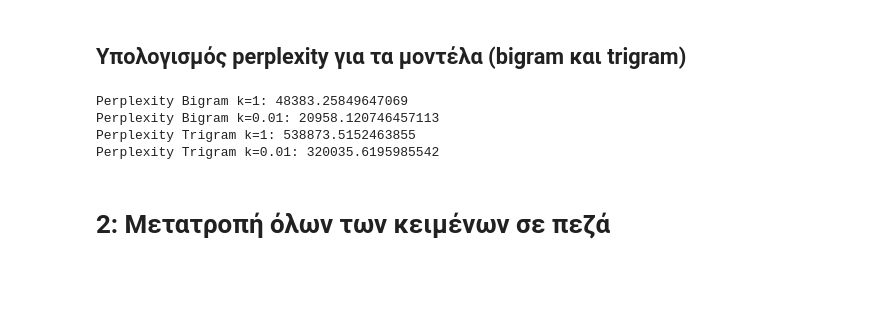
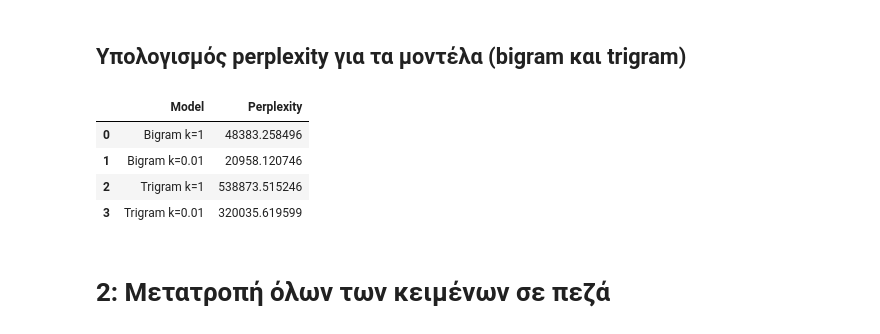
Before and after one commit to agrigoridou/Tokenization-Zipf-s-Law-N-gram-Models, a Jupyter notebook: Β_N_gram_Language_Models_.ipynb, the cells around one changed output. Saved outputs shown, nothing was run; the diff lists cells and outputs as text; code cells hidden in the pictures; blank space fills up the shorter version.

```diff
--- a/Β_N_gram_Language_Models_.ipynb
+++ b/Β_N_gram_Language_Models_.ipynb
@@ -58,20 +58,28 @@ def calculate_perplexity(model, sents, n=2):
 # %% [markdown]
 ## Υπολογισμός perplexity για τα μοντέλα (bigram και trigram)
 # %%
+import pandas as pd
+
 perplexity_bigram_1 = calculate_perplexity(bigram_model_1, test_sents, n=2)
 perplexity_bigram_2 = calculate_perplexity(bigram_model_2, test_sents, n=2)
 perplexity_trigram_1 = calculate_perplexity(trigram_model_1, test_sents, n=3)
 perplexity_trigram_2 = calculate_perplexity(trigram_model_2, test_sents, n=3)
 
-print(f"Perplexity Bigram k=1: {perplexity_bigram_1}")
-print(f"Perplexity Bigram k=0.01: {perplexity_bigram_2}")
-print(f"Perplexity Trigram k=1: {perplexity_trigram_1}")
-print(f"Perplexity Trigram k=0.01: {perplexity_trigram_2}")
+# Δημιουργία πίνακα με τα αποτελέσματα
+data = {
+    "Model": ["Bigram k=1", "Bigram k=0.01", "Trigram k=1", "Trigram k=0.01"],
+    "Perplexity": [perplexity_bigram_1, perplexity_bigram_2, perplexity_trigram_1, perplexity_trigram_2]
+}
+
+# Δημιουργία DataFrame από τα δεδομένα
+df = pd.DataFrame(data)
+df
 # %% [output]
-Perplexity Bigram k=1: 48383.25849647069
-Perplexity Bigram k=0.01: 20958.120746457113
-Perplexity Trigram k=1: 538873.5152463855
-Perplexity Trigram k=0.01: 320035.6195985542
+|  | Model | Perplexity |
+| 0 | Bigram k=1 | 48383.258496 |
+| 1 | Bigram k=0.01 | 20958.120746 |
+| 2 | Trigram k=1 | 538873.515246 |
+| 3 | Trigram k=0.01 | 320035.619599 |
 # %% [markdown]
 # 2: Μετατροπή όλων των κειμένων σε πεζά
 # %%
```
Also changed, not shown: parts of 4 cells of this notebook.
